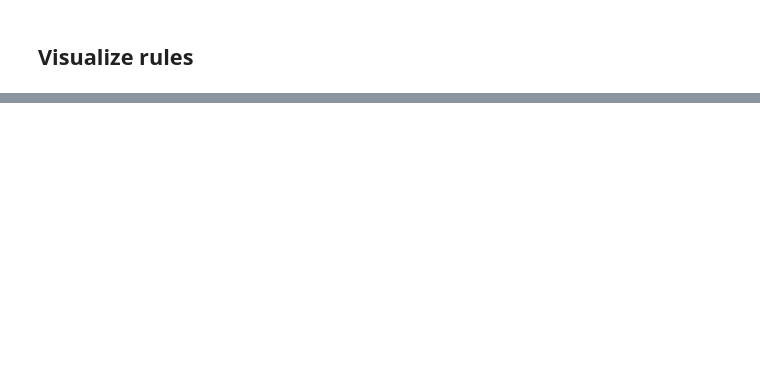
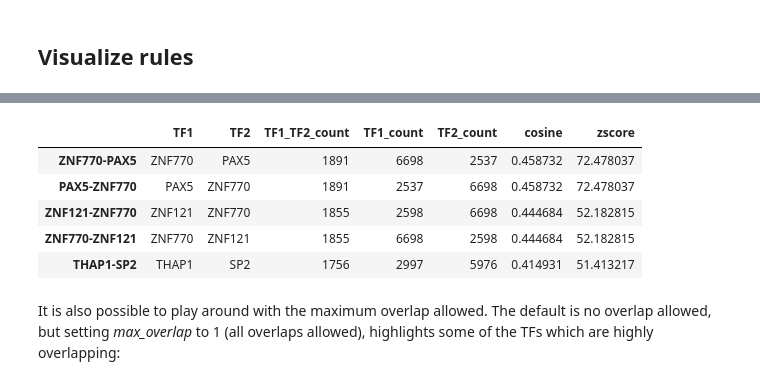
Before and after one commit to loosolab/TF-COMB, a Jupyter notebook: examples/TFBS_from_motifs.ipynb, the cells around one changed output, grey strips where cells are left out. Cells and saved outputs as stored; diff of their text form; code cells hidden in the pictures; blank space fills up the shorter version.

```diff
--- a/examples/TFBS_from_motifs.ipynb
+++ b/examples/TFBS_from_motifs.ipynb
@@ -49,0 +116,11 @@ _ = C.plot_bubble()
+# %%
+C.rules.head()
+# %% [output]
+|  | TF1 | TF2 | TF1_TF2_count | TF1_count | TF2_count | cosine | zscore |
+| ZNF770-PAX5 | ZNF770 | PAX5 | 1891 | 6698 | 2537 | 0.458732 | 72.478037 |
+| PAX5-ZNF770 | PAX5 | ZNF770 | 1891 | 2537 | 6698 | 0.458732 | 72.478037 |
+| ZNF121-ZNF770 | ZNF121 | ZNF770 | 1855 | 2598 | 6698 | 0.444684 | 52.182815 |
+| ZNF770-ZNF121 | ZNF770 | ZNF121 | 1855 | 6698 | 2598 | 0.444684 | 52.182815 |
+| THAP1-SP2 | THAP1 | SP2 | 1756 | 2997 | 5976 | 0.414931 | 51.413217 |
+# %% [markdown]
+It is also possible to play around with the maximum overlap allowed. The default is no overlap allowed, but setting _max_overlap_ to 1 (all overlaps allowed), highlights some of the TFs which are highly overlapping:
```
Also changed, not shown: parts of 22 cells of this notebook, 8 other files.
